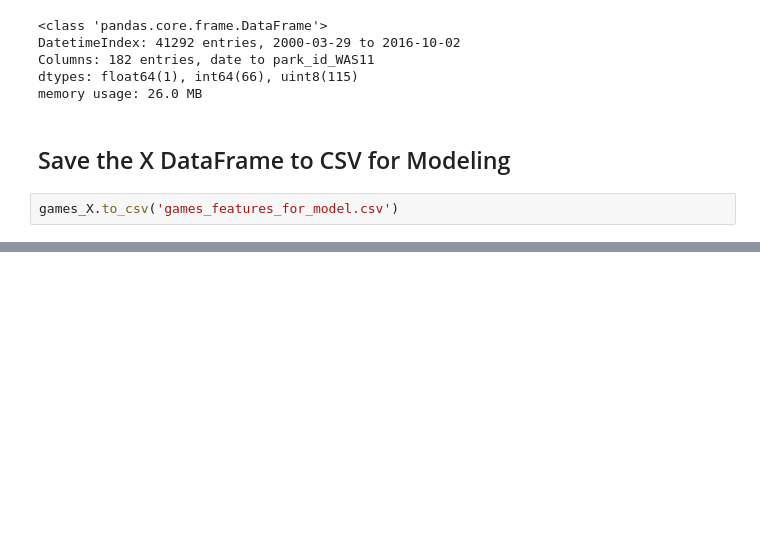
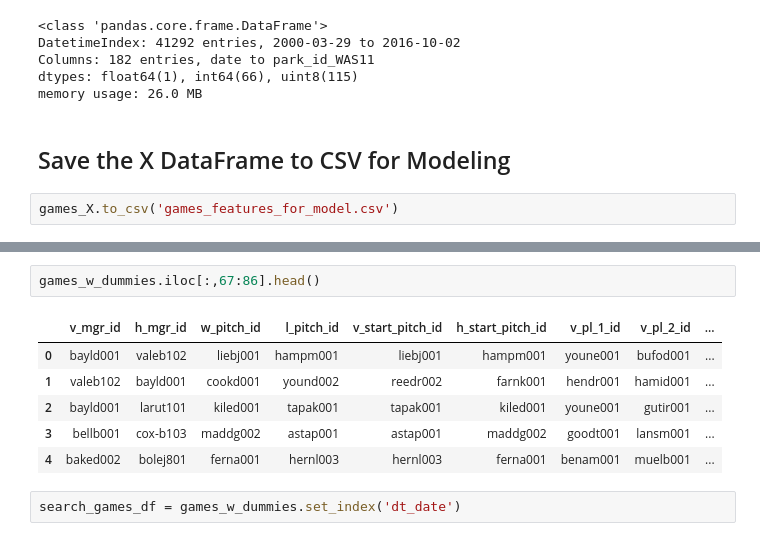
Before and after one commit to robotallie/mlb-disabled-list, a Jupyter notebook: datasets/gamelog-injury-merge.ipynb, the cells around one changed output, grey strips where cells are left out. Cells and saved outputs as stored; diff of their text form; blank space fills up the shorter version.

```diff
--- a/datasets/gamelog-injury-merge.ipynb
+++ b/datasets/gamelog-injury-merge.ipynb
@@ -267,0 +300,11 @@ games_X.to_csv('games_features_for_model.csv')
+# %%
+games_w_dummies.iloc[:,67:86].head()
+# %% [output]
+|  | v_mgr_id | h_mgr_id | w_pitch_id | l_pitch_id | v_start_pitch_id | h_start_pitch_id | v_pl_1_id | v_pl_2_id | ... |
+| 0 | bayld001 | valeb102 | liebj001 | hampm001 | liebj001 | hampm001 | youne001 | bufod001 | ... |
+| 1 | valeb102 | bayld001 | cookd001 | yound002 | reedr002 | farnk001 | hendr001 | hamid001 | ... |
+| 2 | bayld001 | larut101 | kiled001 | tapak001 | tapak001 | kiled001 | youne001 | gutir001 | ... |
+| 3 | bellb001 | cox-b103 | maddg002 | astap001 | astap001 | maddg002 | goodt001 | lansm001 | ... |
+| 4 | baked002 | bolej801 | ferna001 | hernl003 | hernl003 | ferna001 | benam001 | muelb001 | ... |
+# %%
+search_games_df = games_w_dummies.set_index('dt_date')
```
Also changed, not shown: parts of 21 cells of this notebook.
